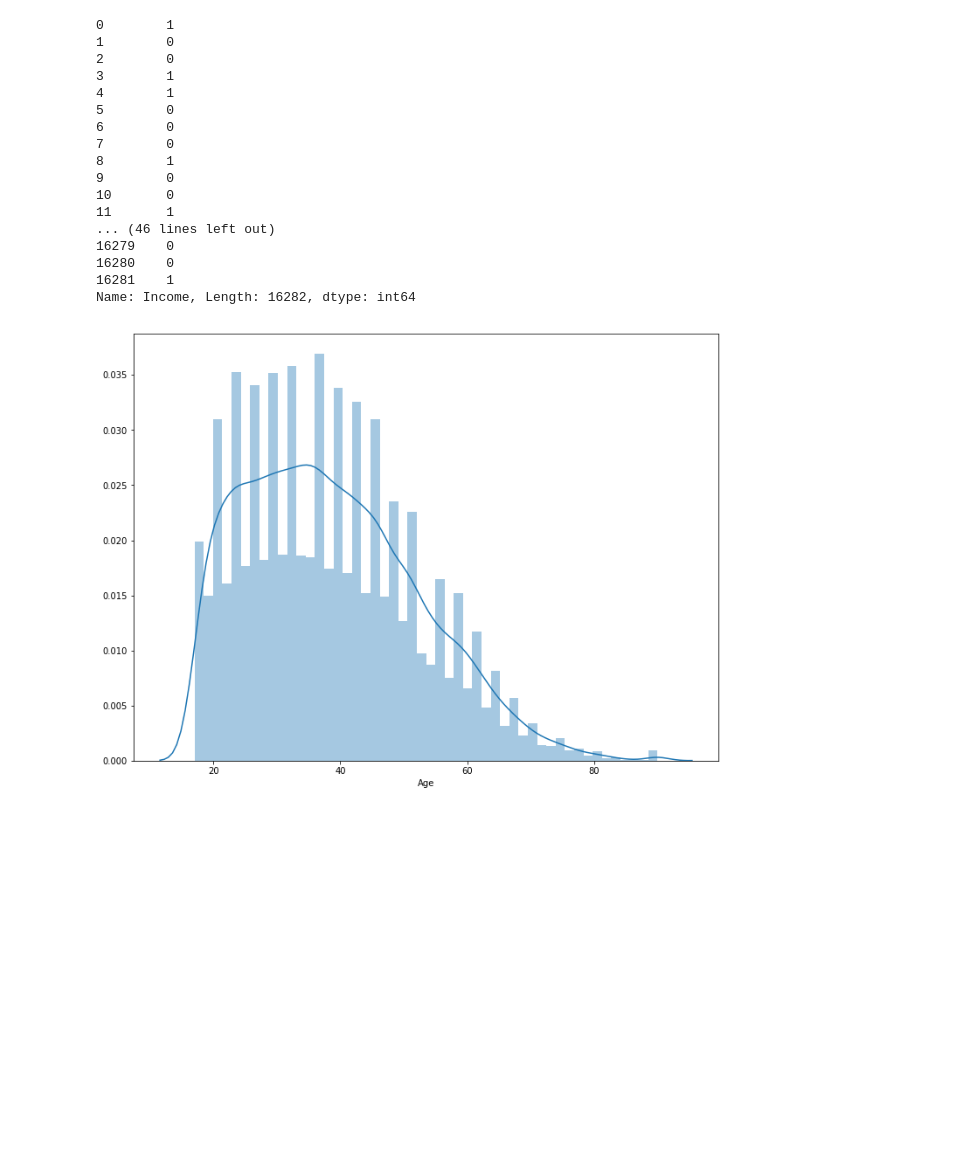
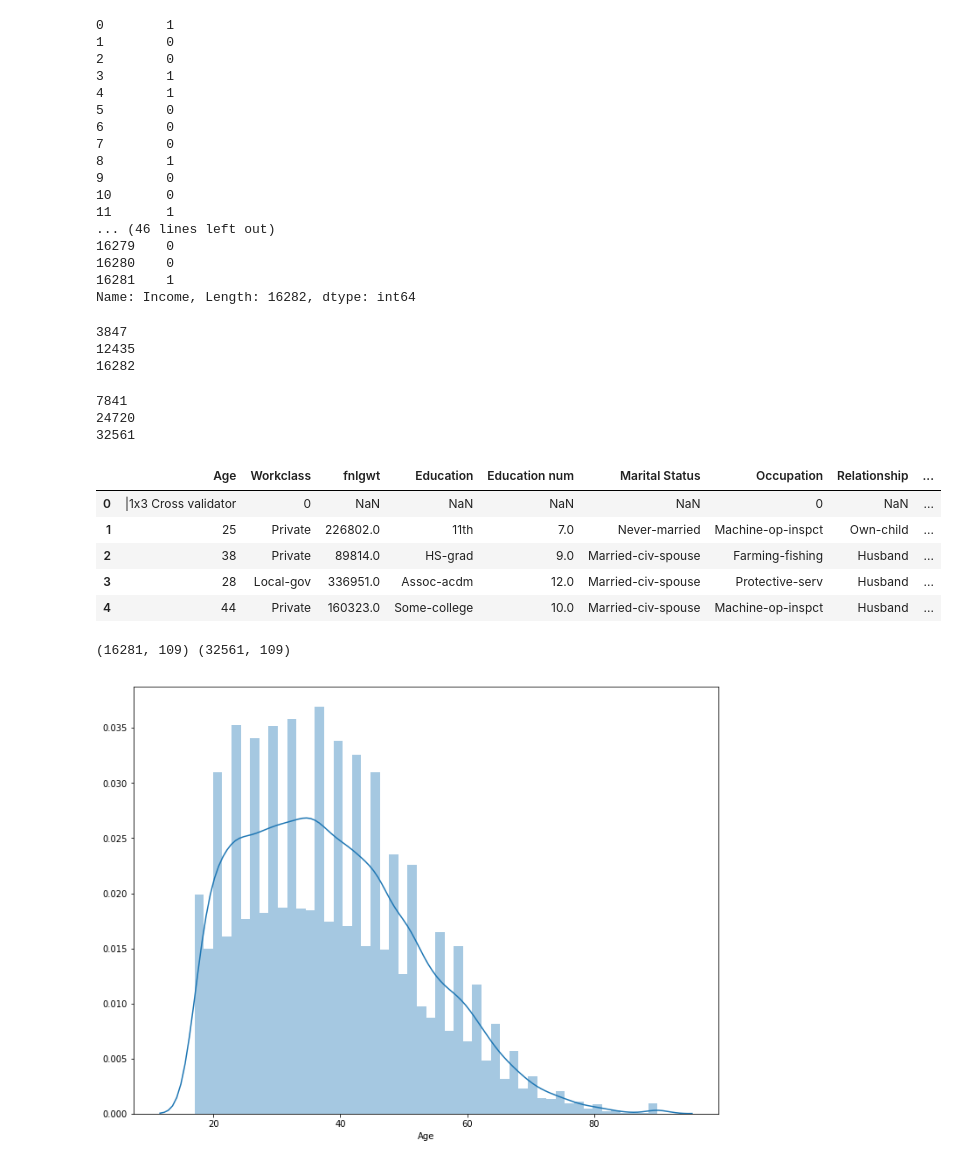
Before and after one commit to justdvnsh/Data-Lit, a Jupyter notebook: logistic_regression/Logistic_Regression_Assignment.ipynb, the cells around one changed output. Drawn from its saved outputs; the diff is of its cells as text; code cells hidden in the pictures; blank space fills up the shorter version.

```diff
--- a/logistic_regression/Logistic_Regression_Assignment.ipynb
+++ b/logistic_regression/Logistic_Regression_Assignment.ipynb
@@ -284,6 +284,53 @@ test_df.Income
 16280    0
 16281    1
 Name: Income, Length: 16282, dtype: int64
+# %%
+count_1 = 0
+count_0 = 0
+for feat in test_df.Income:
+  if feat == 0:
+    count_0 += 1
+  else:
+    count_1 += 1
+
+print(count_1)
+print(count_0)
+print(count_1 + count_0)
+# %% [output]
+3847
+12435
+16282
+# %%
+count_1 = 0
+count_0 = 0
+for feat in train_df.Income:
+  if feat == 0:
+    count_0 += 1
+  else:
+    count_1 += 1
+
+print(count_1)
+print(count_0)
+print(count_1 + count_0)
+# %% [output]
+7841
+24720
+32561
+# %%
+test_df.head()
+# %% [output]
+|  | Age | Workclass | fnlgwt | Education | Education num | Marital Status | Occupation | Relationship | ... |
+| 0 | |1x3 Cross validator | 0 | NaN | NaN | NaN | NaN | 0 | NaN | ... |
+| 1 | 25 | Private | 226802.0 | 11th | 7.0 | Never-married | Machine-op-inspct | Own-child | ... |
+| 2 | 38 | Private | 89814.0 | HS-grad | 9.0 | Married-civ-spouse | Farming-fishing | Husband | ... |
+| 3 | 28 | Local-gov | 336951.0 | Assoc-acdm | 12.0 | Married-civ-spouse | Protective-serv | Husband | ... |
+| 4 | 44 | Private | 160323.0 | Some-college | 10.0 | Married-civ-spouse | Machine-op-inspct | Husband | ... |
+# %%
+test_df.dropna(axis=0, inplace=True)
+test_df.head()
+print(test.shape, train.shape)
+# %% [output]
+(16281, 109) (32561, 109)
 # %%
 def make_plots(df):
   numerical_features = list(df.select_dtypes(include=[np.number]).columns)
```
Also changed, not shown: parts of 10 cells of this notebook.
